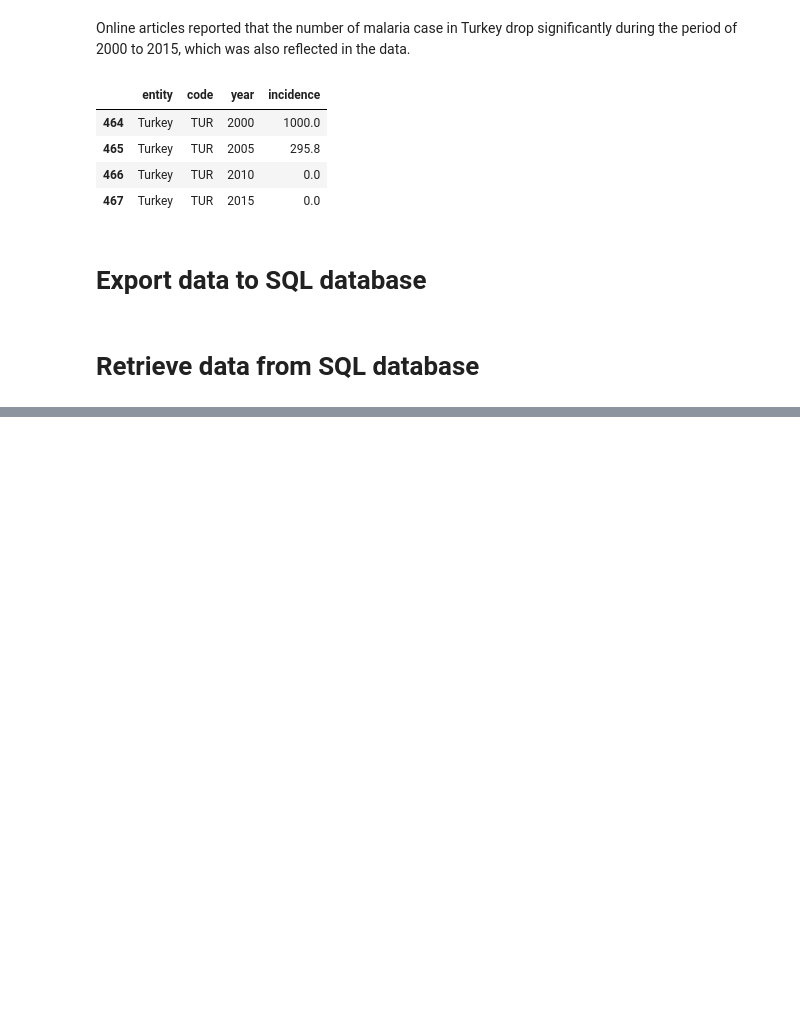
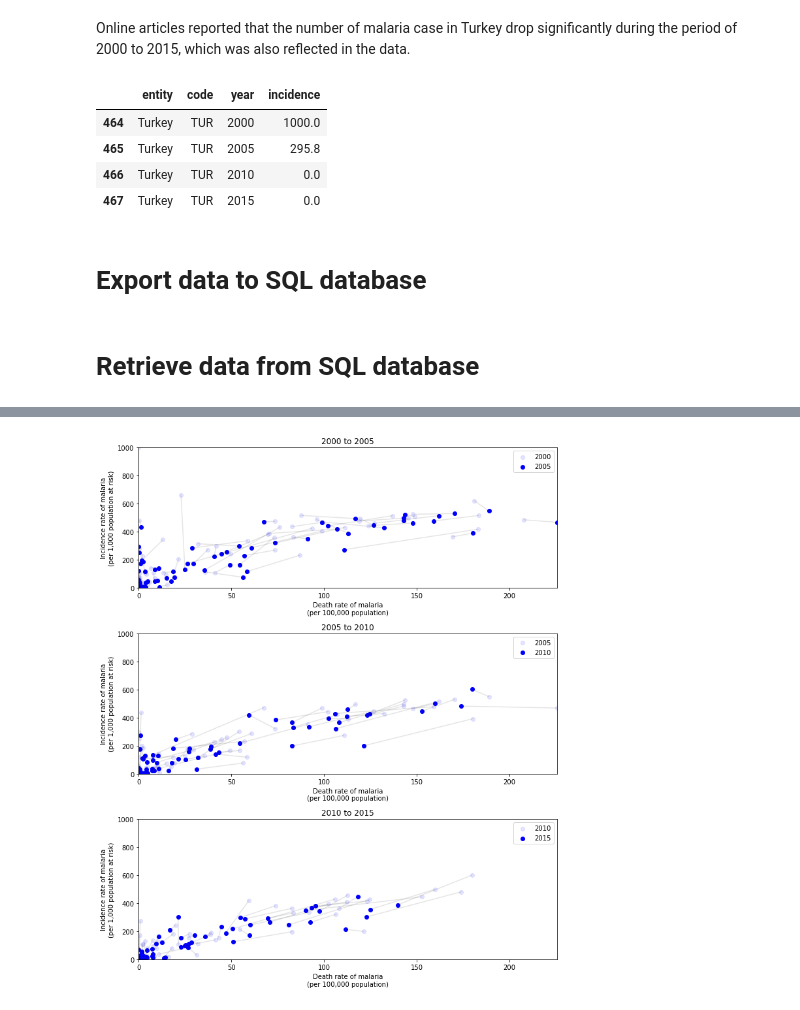
Before and after one commit to simonchuth/sgh_assessment, a Jupyter notebook: malaria_notebook.ipynb, the cells around one changed output, grey strips where cells are left out. Saved outputs shown, nothing was run; the diff lists cells and outputs as text; code cells hidden in the pictures; blank space fills up the shorter version.

Commit message:
Completed 2 visualisation

```diff
--- a/malaria_notebook.ipynb
+++ b/malaria_notebook.ipynb
@@ -240,10 +242,12 @@ malaria_deaths_df.columns = ['entity', 'code', 'year', 'deaths_rate_per_100k']
 # %%
 db_path = 'malaria.db'
 
-with sqlite3.connect(db_path) as sqlite3_con:
-    malaria_deaths_df.to_sql('malaria_deaths', con=sqlite3_con, index=False)
-    malaria_deaths_age_df.to_sql('malaria_deaths_age_df', con=sqlite3_con, index=False)
-    malaria_inc_df.to_sql('malaria_inc_df', con=sqlite3_con, index=False)
+sqlite3_con = sqlite3.connect(db_path)
+malaria_deaths_df.to_sql('malaria_deaths', con=sqlite3_con, index=False, if_exists="replace")
+malaria_deaths_age_df.to_sql('malaria_deaths_age', con=sqlite3_con, index=False, if_exists="replace")
+malaria_inc_df.to_sql('malaria_inc', con=sqlite3_con, index=False, if_exists="replace")
+sqlite3_con.commit()
+sqlite3_con.close()
 # %% [markdown]
 # Retrieve data from SQL database
 # %%
@@ -269,0 +282,10 @@ result_df = sql_to_pandas('SELECT * FROM malaria_deaths')
+# %%
+result_df_1 = sql_to_pandas('SELECT malaria_deaths.entity, malaria_deaths.year, malaria_deaths.deaths_rate_per_100k, malaria_inc.incidence \
+                           FROM malaria_deaths \
+                           INNER JOIN malaria_inc \
+                           ON malaria_deaths.entity = malaria_inc.entity \
+                           AND malaria_deaths.year = malaria_inc.year \
+                           WHERE \
+                           malaria_deaths.code IS NOT NULL \
+                           AND malaria_deaths.entity!="World"')
+result_df_1
@@ -269,0 +306,45 @@ result_df = sql_to_pandas('SELECT * FROM malaria_deaths')
+# %%
+max_deaths_rate = result_df_1.deaths_rate_per_100k.max()
+min_deaths_rate = result_df_1.deaths_rate_per_100k.min()
+max_incidence = result_df_1.incidence.max()
+min_incidence = result_df_1.incidence.min()
+
+list_unique_year = result_df_1.year.unique()
+num_unique_year = len(list_unique_year)
+
+list_unique_entity = result_df_1.entity.unique()
+
+plt.figure(figsize=(10, num_unique_year * 3))
+
+for i, curr_year in enumerate(list_unique_year):
+    if i == 0:
+        continue
+
+    prev_year = list_unique_year[i - 1]
+
+    curr_year_df = result_df_1[result_df_1.year==curr_year]
+    prev_year_df = result_df_1[result_df_1.year==prev_year]
+
+    plt.subplot(num_unique_year - 1, 1, i)
+
+    plt.scatter(prev_year_df.deaths_rate_per_100k, prev_year_df.incidence, c='blue', alpha=0.1, label=prev_year)
+    plt.scatter(curr_year_df.deaths_rate_per_100k, curr_year_df.incidence, c='blue', label=curr_year)
+
+    for unique_entity in list_unique_entity:
+        x = [prev_year_df[prev_year_df.entity==unique_entity].deaths_rate_per_100k,
+             curr_year_df[curr_year_df.entity==unique_entity].deaths_rate_per_100k]
+        y = [prev_year_df[prev_year_df.entity==unique_entity].incidence,
+             curr_year_df[curr_year_df.entity==unique_entity].incidence]
+        plt.plot(x, y, c='k', alpha=0.1)
+
+    plt.ylim((min_incidence, max_incidence))
+    plt.xlim((min_deaths_rate, max_deaths_rate))
+    plt.title(f'{prev_year} to {curr_year}')
+    plt.ylabel('Incidence rate of malaria\n(per 1,000 population at risk)')
+    plt.xlabel('Death rate of malaria\n(per 100,000 population)')
+    plt.legend()
+
+plt.tight_layout()
+plt.show()
+# %% [output]
+[figure, added]
```
Also changed, not shown: parts of 13 cells of this notebook.
